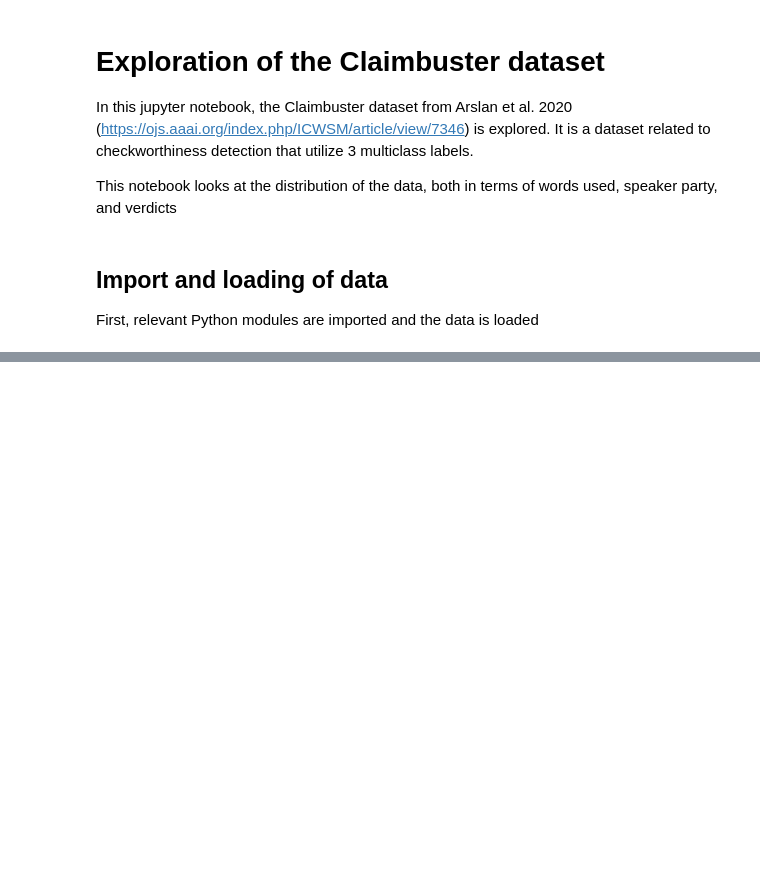
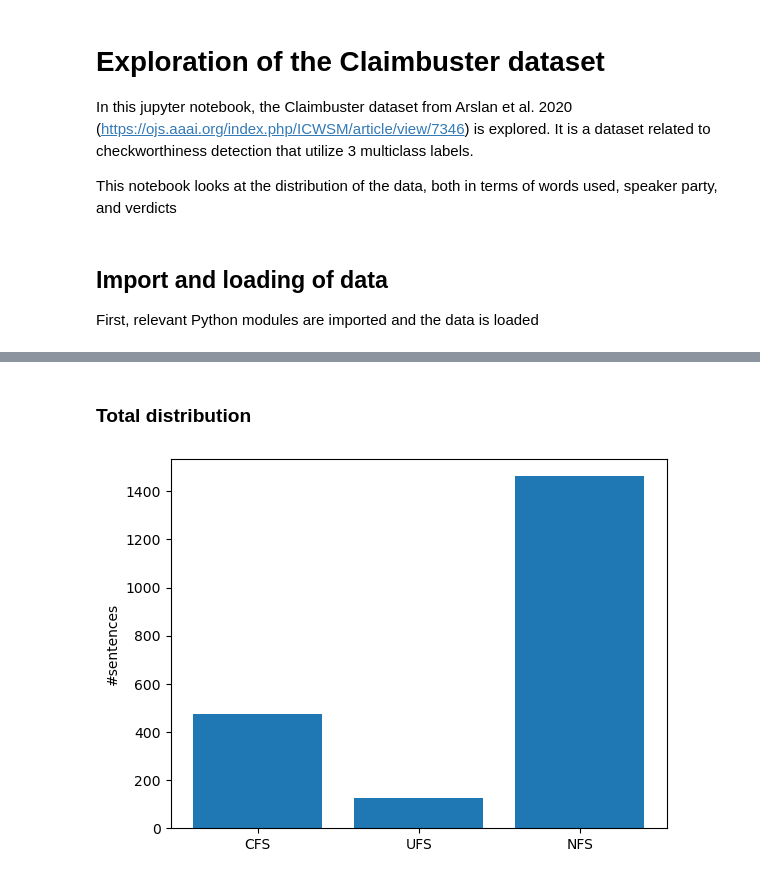
Before and after one commit to matsbratvold/Checkworthiness-Detection-with-Open-Source-LLMs, a Jupyter notebook: src/claimbuster.ipynb, the cells around one changed output, grey strips where cells are left out. Drawn from its saved outputs; the diff is of its cells as text; code cells hidden in the pictures; blank space fills up the shorter version.

```diff
--- a/src/claimbuster.ipynb
+++ b/src/claimbuster.ipynb
@@ -27,0 +66,17 @@ data.head()
+# %% [markdown]
+### Total distribution
+# %%
+%autoreload
+
+verdicts = [ClaimbusterMultiClassLabel.CFS, ClaimbusterMultiClassLabel.UFS, ClaimbusterMultiClassLabel.NFS]
+x = ["CFS", "UFS", "NFS"]
+y = [data[data["Verdict"] == verdict.value].shape[0] for verdict in verdicts]
+speaker_party = "Total distribution of verdicts"
+file_path = os.path.join("..", "figures", "claimbuster", "verdict_distribution", "total_distribution.png")
+
+if not os.path.exists(os.path.dirname(file_path)):
+    os.makedirs(os.path.dirname(file_path))
+
+show_histogram_plot(x=x, y=y, ylabel="#sentences", file_path=file_path)
+# %% [output]
+[figure, added]
```
Also changed, not shown: parts of 8 cells of this notebook, 15 other files.
